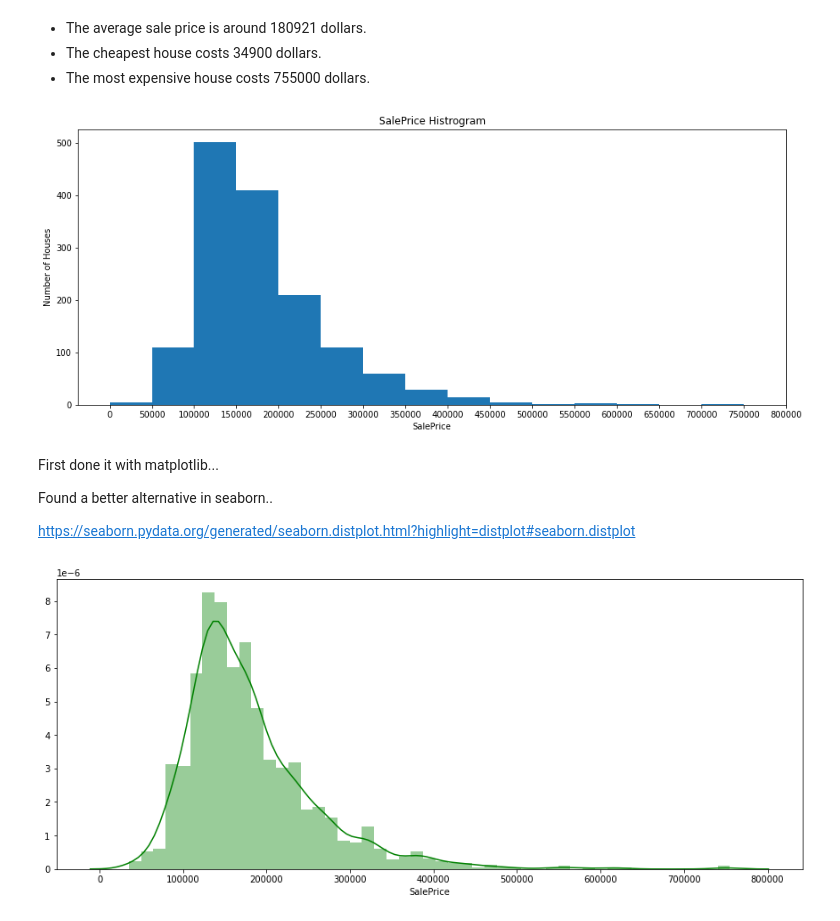
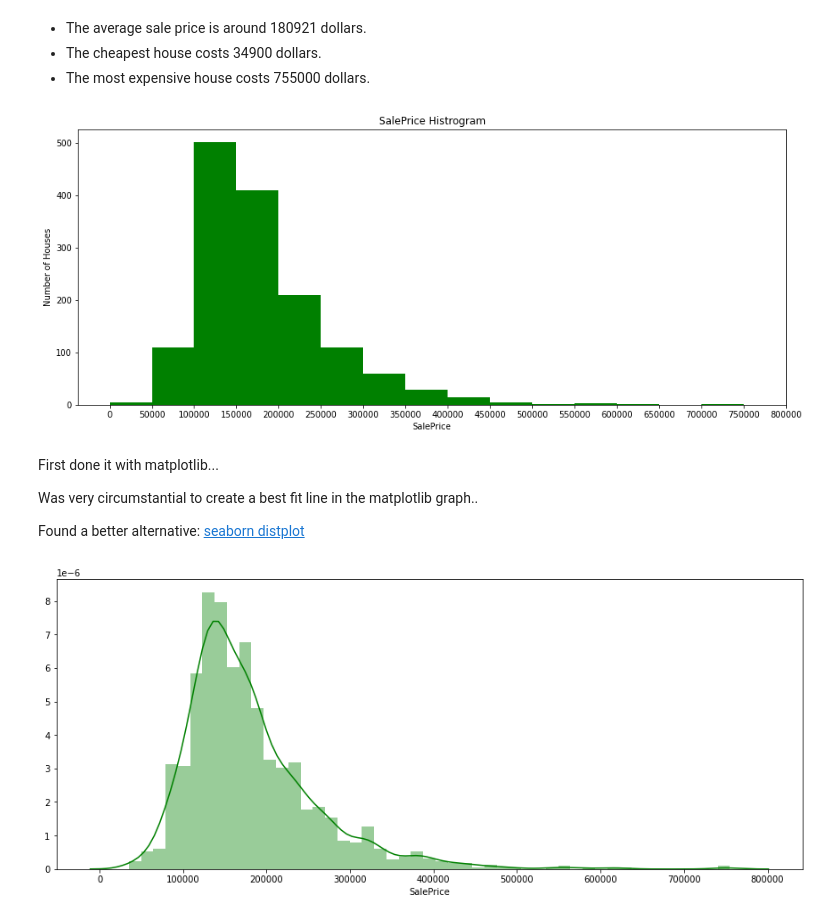
Before and after one commit to apfoertn/Kaggle_Challenge, a Jupyter notebook: Kaggle.ipynb, the cells around one changed output. Drawn from its saved outputs; the diff is of its cells as text; code cells hidden in the pictures.

```diff
--- a/Kaggle.ipynb
+++ b/Kaggle.ipynb
@@ -291,35 +300,35 @@ Name: SalePrice, dtype: float64
 # %%
 #group the sale price into categories to visualise distribution
 
 # sort the values from the top to the least value
 df = train.SalePrice.sort_values(ascending = False)
 df
 
 #create bins
 binsVal = np.arange(0, 800000, 50000)
 binsVal
 
 #set figure size and create histogram
 plt.figure(figsize=[15,6])
-plt.hist(df, bins = binsVal)
+plt.hist(df, bins = binsVal, color='green')
 
 
 # Set the title and labels
 plt.xlabel('SalePrice')
 plt.xticks([0, 50000, 100000, 150000, 200000, 250000, 300000, 350000, 400000, 450000, 500000, 550000, 600000, 650000, 700000, 750000, 800000])
 plt.ylabel('Number of Houses')
 plt.title('SalePrice Histrogram')
 
 #show plot
 plt.show()
 # %% [output]
-[figure, old version]
+[figure, new version]
 # %% [markdown]
 First done it with matplotlib...
 
-Found a better alternative in seaborn..
+Was very circumstantial to create a best fit line in the matplotlib graph..
 
-https://seaborn.pydata.org/generated/seaborn.distplot.html?highlight=distplot#seaborn.distplot
+Found a better alternative: [seaborn distplot](https://seaborn.pydata.org/generated/seaborn.distplot.html?highlight=distplot#seaborn.distplot)
 # %%
 plt.figure(figsize=[15,6])
 sns.distplot(df, color='green')
```
Also changed, not shown: parts of 14 cells of this notebook.
